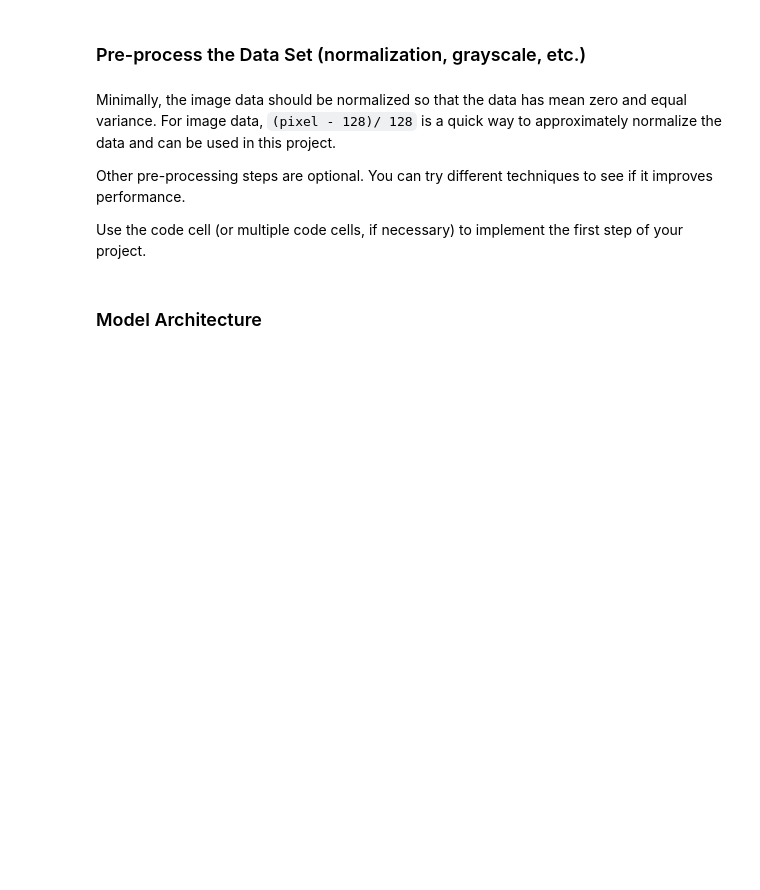
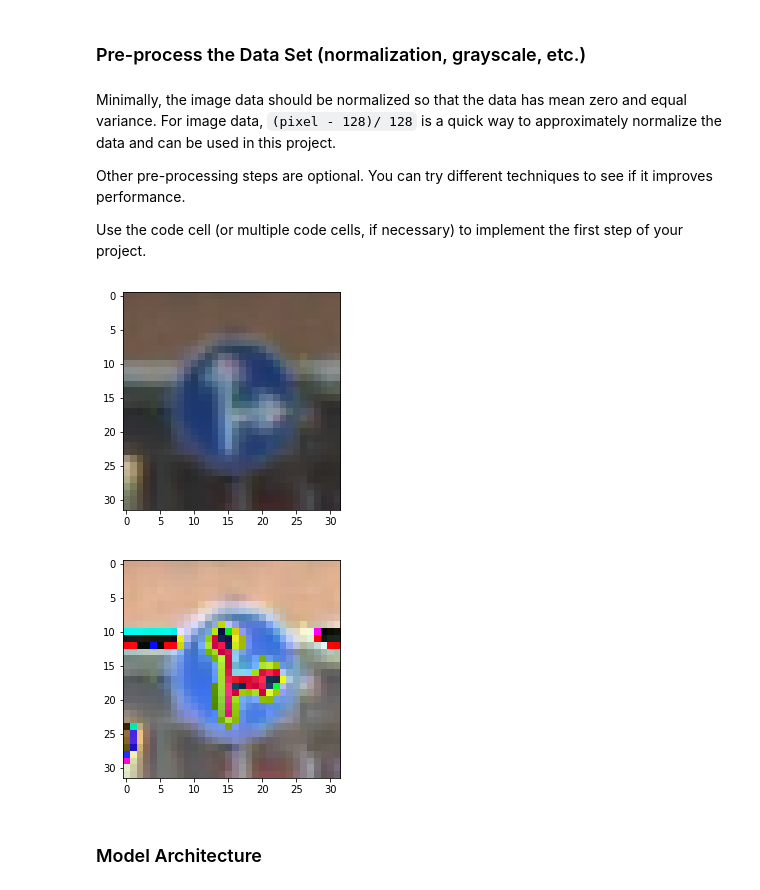
Before and after one commit to Fadi88/CarND-Traffic-Sign-Classifier-Project, a Jupyter notebook: Traffic_Sign_Classifier.ipynb, the cells around one changed output. Saved outputs shown, nothing was run; the diff lists cells and outputs as text; code cells hidden in the pictures; blank space fills up the shorter version.

```diff
--- a/Traffic_Sign_Classifier.ipynb
+++ b/Traffic_Sign_Classifier.ipynb
@@ -191,33 +196,40 @@ Use the code cell (or multiple code cells, if necessary) to implement the first
 # %%
 ### Preprocess the data here. It is required to normalize the data. Other preprocessing steps could include
 ### converting to grayscale, etc.
 ### Feel free to use as many code cells as needed.
 def preprocess_image(image):
     gray_image = np.ndarray([32,32,1])
     norm_image = np.ndarray([32,32,3])
     #convert image to gray scale
     #https://stackoverflow.com/questions/12201577/how-can-i-convert-an-rgb-image-into-grayscale-in-python
     r, g, b = image[:,:,0], image[:,:,1], image[:,:,2]
 
     #gray_image [:,:,0]= (0.299 * r + 0.587 * g + 0.114 * b).astype(int)
     #gray_image [:,:,0]= (0.333 * r + 0.333 * g + 0.333 * b).astype(int)
     #gray_image [:,:,0]= (0.299 * r + 0.587 * g + 0.114 * b)
     #normalize image
     norm_image[:,:,0] =  (( r - 128. ) / 128.)
     norm_image[:,:,1] =  (( g - 128. ) / 128.)
     norm_image[:,:,2] =  (( b - 128. ) / 128.)
     return norm_image
 
 def process_dataset(dataset):
     dataset_length = np.shape(dataset)[0]
     tmp_dataset  = np.ndarray(shape=(dataset_length , 32 , 32 , 3), dtype='float32')
     for i in range(np.shape(dataset)[0]):
         tmp_dataset[i] = preprocess_image(dataset[i])
     return tmp_dataset
 
 X_train = process_dataset(X_train_input)
 X_valid = process_dataset(X_valid_input)
 X_test  = process_dataset(X_test_input)
+plt.imshow(X_train_input[900])
+plt.show()
+plt.imshow(X_train[900])
+plt.show()
+# %% [output]
+[figure, added]
+[figure, added]
 # %% [markdown]
 ### Model Architecture
 # %%
```
Also changed, not shown: parts of 8 cells of this notebook.
